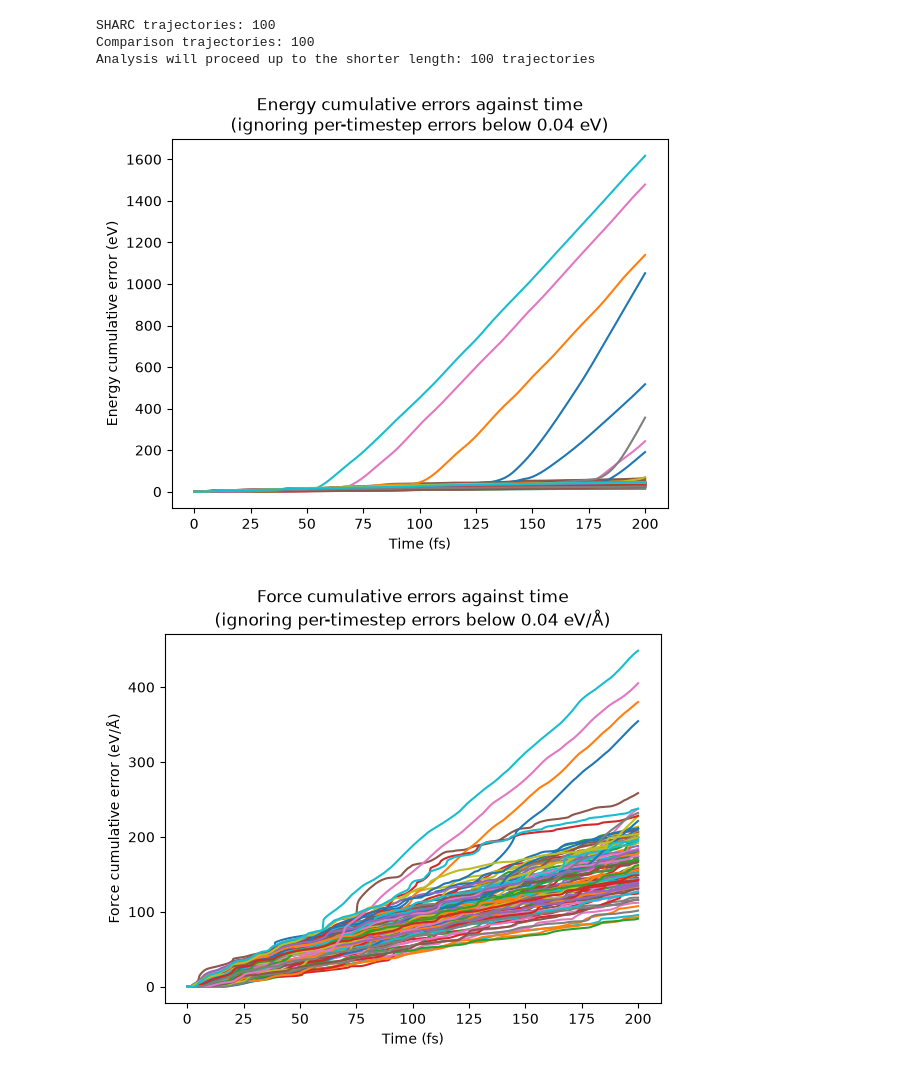
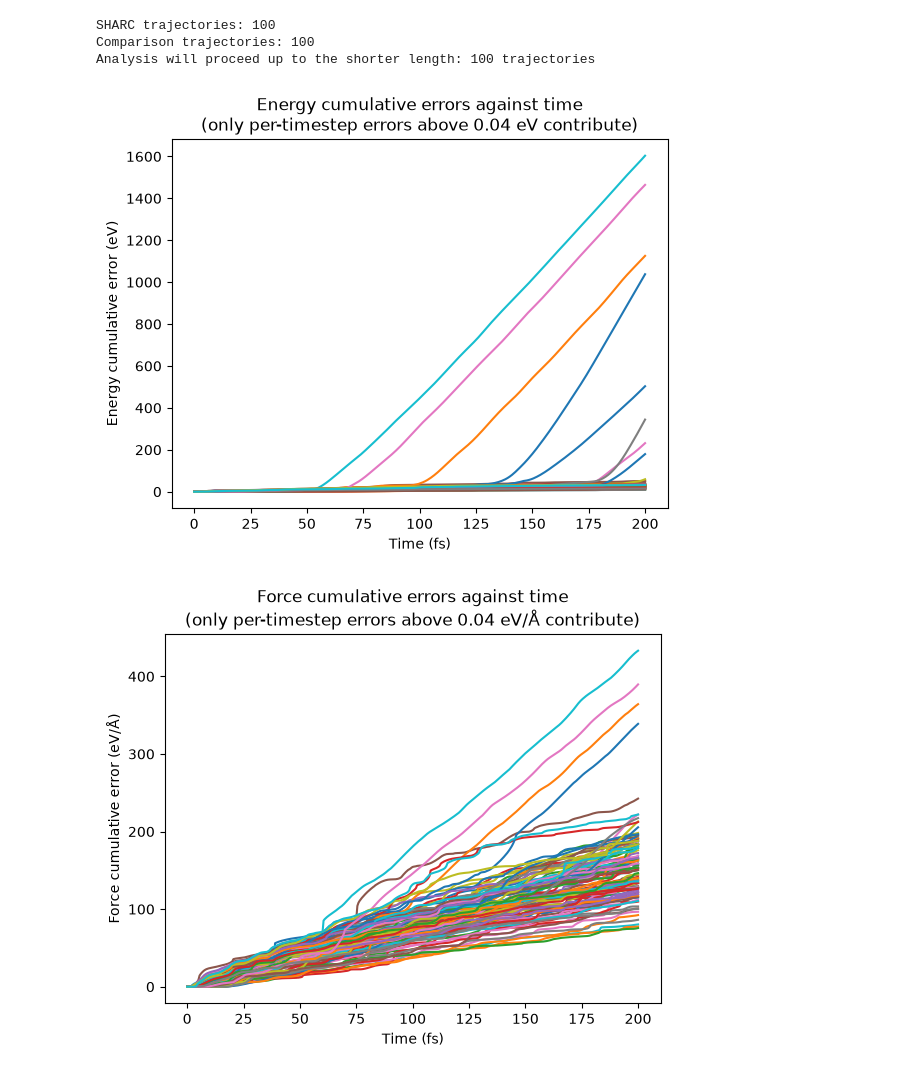
Before and after one commit to yoghurtfork/X-MACE-tools, a Jupyter notebook: sharc_scripts/tools/md_match/analyse_md_match.ipynb, the cells around one changed output. Drawn from its saved outputs; the diff is of its cells as text; code cells hidden in the pictures.

Commit message:
Fix the definition of cumulative error: subtract the min threshold from each timestep error

```diff
--- a/sharc_scripts/tools/md_match/analyse_md_match.ipynb
+++ b/sharc_scripts/tools/md_match/analyse_md_match.ipynb
@@ -51,38 +51,38 @@ Analysis will proceed up to the shorter length: 100 trajectories
 # %%
 # Calculate and plot cumulative errors
 
 errors = calculate_ensemble_cumulative_error(
     sharc, comparison, min_energy_error, min_force_error, min_nac_error
 )
 
 plt.figure()
 for result in errors.values():
     plt.plot(result['time'], result['energy_cumulative_error'])
-plt.title(f'Energy cumulative errors against time\n(ignoring per-timestep errors below {min_energy_error} eV)')
+plt.title(f'Energy cumulative errors against time\n(only per-timestep errors above {min_energy_error} eV contribute)')
 plt.xlabel('Time (fs)')
 plt.ylabel('Energy cumulative error (eV)')
 plt.show()
 
 plt.figure()
 for result in errors.values():
     plt.plot(result['time'], result['forces_cumulative_error'])
-plt.title(f'Force cumulative errors against time\n(ignoring per-timestep errors below {min_force_error} eV/Å)')
+plt.title(f'Force cumulative errors against time\n(only per-timestep errors above {min_force_error} eV/Å contribute)')
 plt.xlabel('Time (fs)')
 plt.ylabel('Force cumulative error (eV/Å)')
 plt.show()
 
 if any(result['nacs_cumulative_error'] is not None for result in errors.values()):
     plt.figure()
     for result in errors.values():
         if result['nacs_cumulative_error'] is not None:
             plt.plot(result['time'], result['nacs_cumulative_error'])
-    plt.title(f'NACs cumulative errors against time\n(ignoring per-timestep errors below {min_nac_error} Å^-1)')
+    plt.title(f'NACs cumulative errors against time\n(only per-timestep errors above {min_nac_error} Å^-1 contribute)')
     plt.xlabel('Time (fs)')
     plt.ylabel('NACs cumulative error (Å^-1)')
     plt.show()
 # %% [output]
-[figure, old version]
+[figure, new version]
-[figure, old version]
+[figure, new version]
 # %%
 # Calculate and plot match durations
 
```
Also changed, not shown: parts of 1 cell of this notebook, 1 other file.
